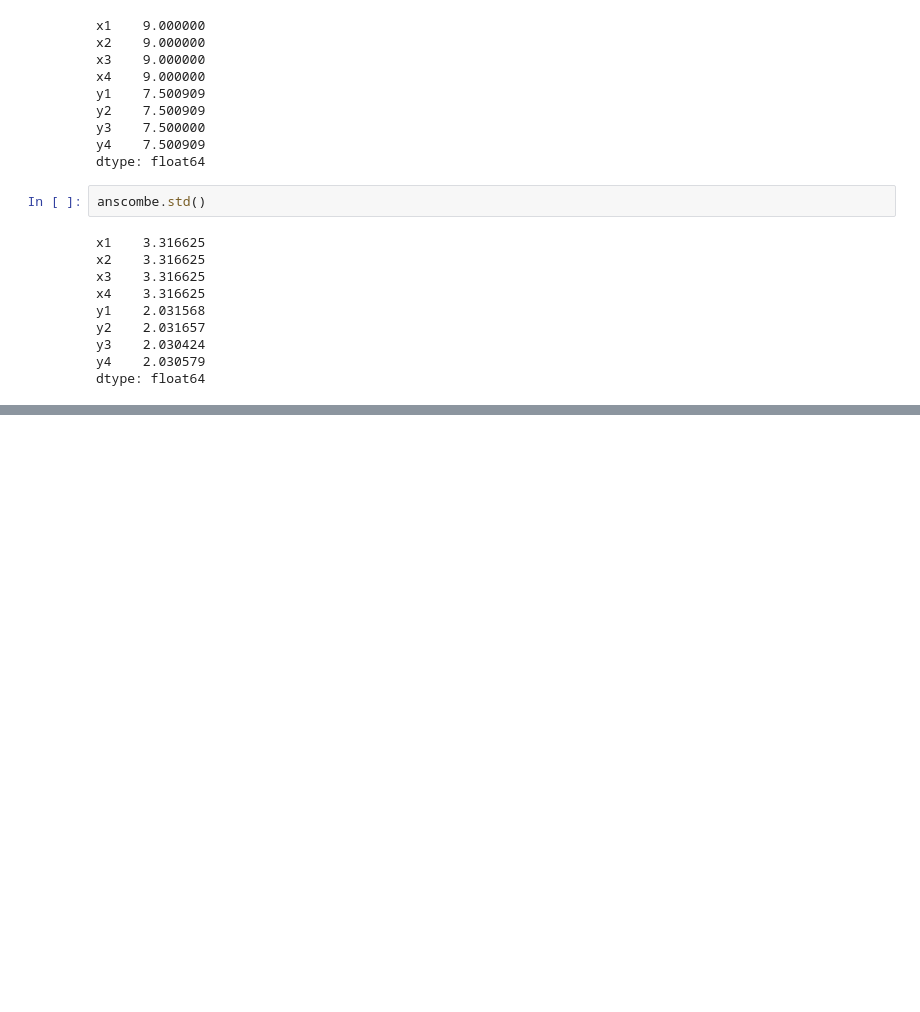
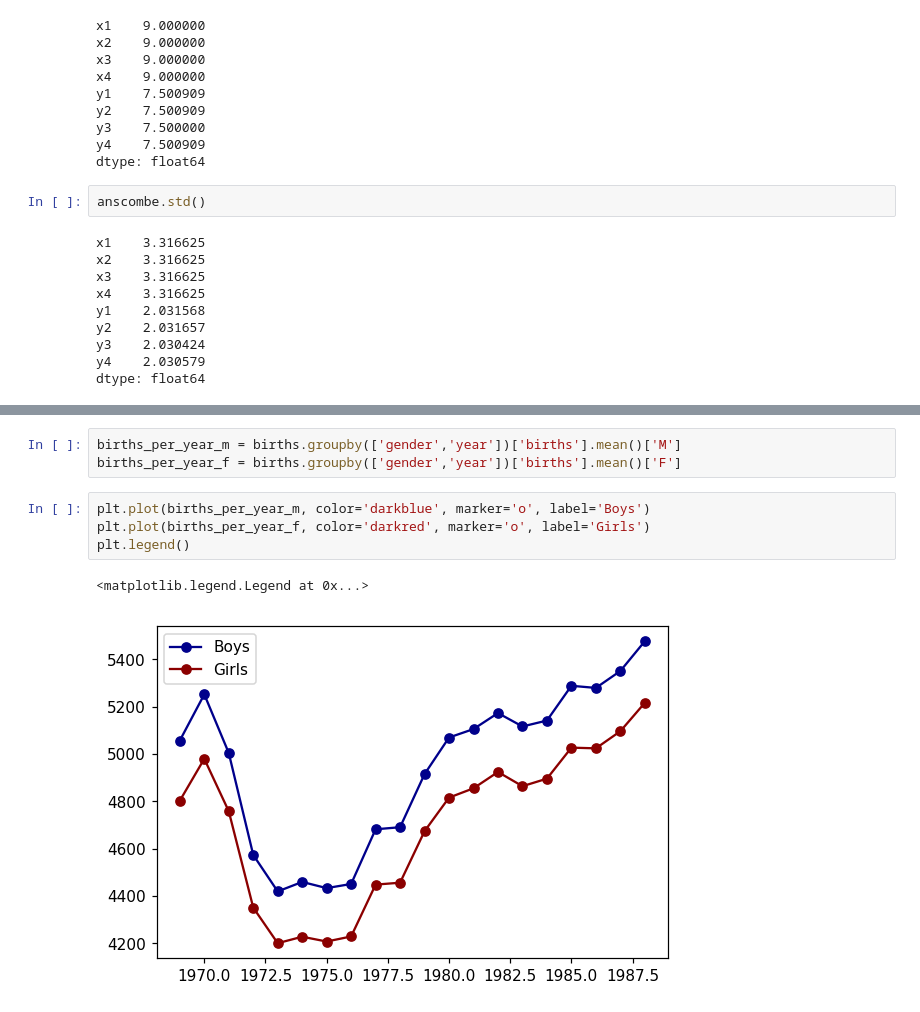
Before and after one commit to antopolskiy/caffeina-data-vis, a Jupyter notebook: intro-to-data-visualization.ipynb, the cells around one changed output, grey strips where cells are left out. Saved outputs shown, nothing was run; the diff lists cells and outputs as text; blank space fills up the shorter version.

```diff
--- a/intro-to-data-visualization.ipynb
+++ b/intro-to-data-visualization.ipynb
@@ -108,0 +165,10 @@ An image much like this one provoked the massive protests in 2011 after the parl
+# %%
+births_per_year_m = births.groupby(['gender','year'])['births'].mean()['M']
+births_per_year_f = births.groupby(['gender','year'])['births'].mean()['F']
+# %%
+plt.plot(births_per_year_m, color='darkblue', marker='o', label='Boys')
+plt.plot(births_per_year_f, color='darkred', marker='o', label='Girls')
+plt.legend()
+# %% [output]
+<matplotlib.legend.Legend at 0x...>
+[figure, added]
```
Also changed, not shown: parts of 13 cells of this notebook.
